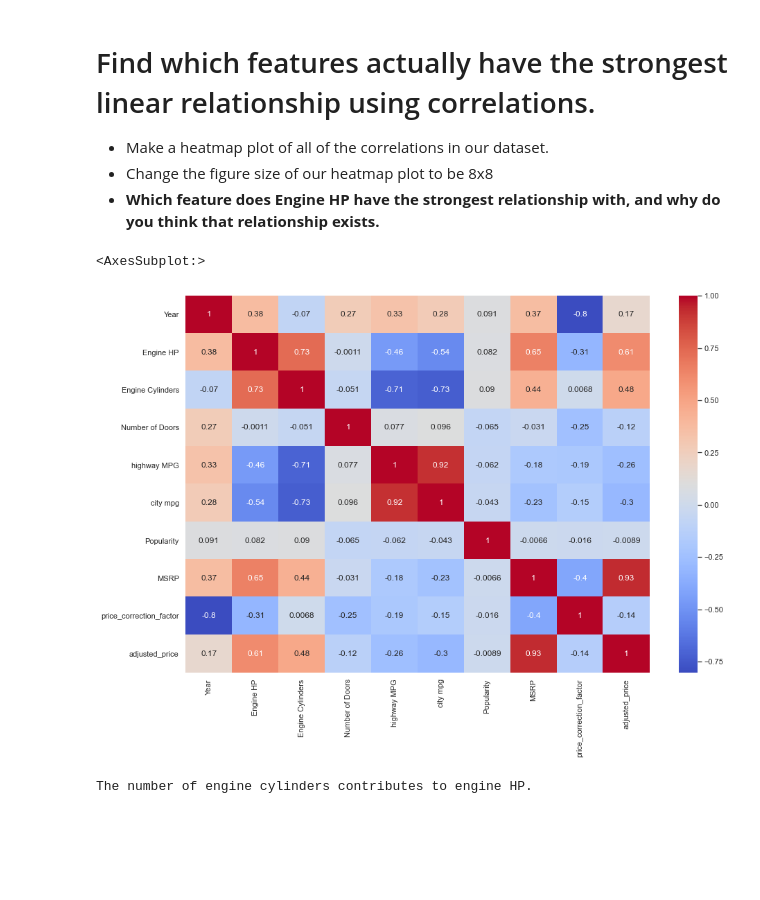
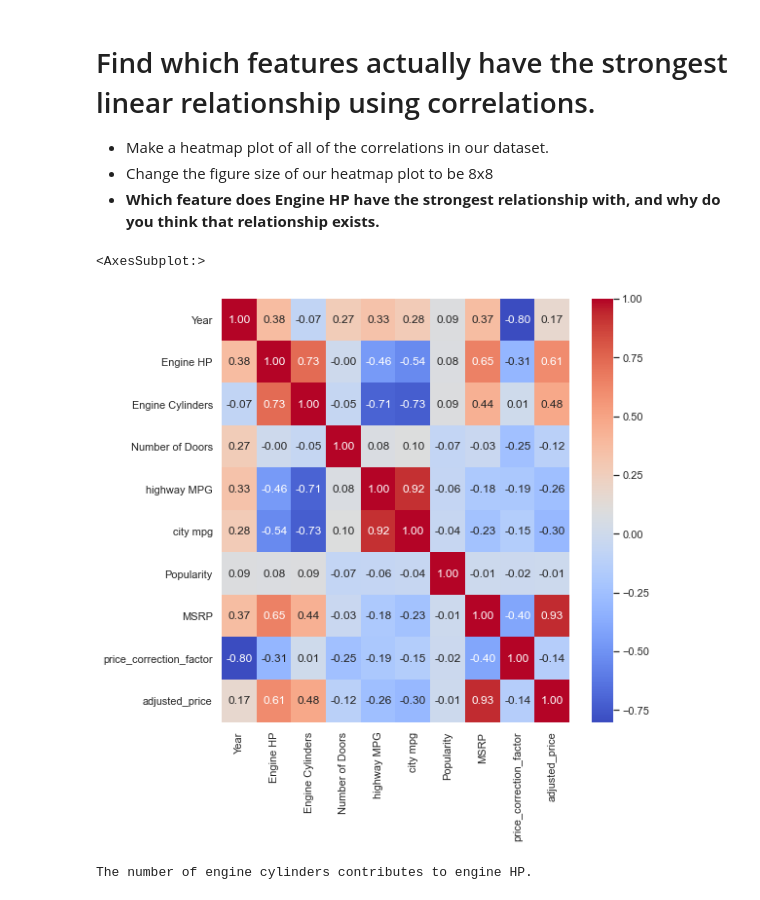
Before and after one commit to LiKenun/2021-fall-data-science, a Jupyter notebook: Week-02-EDA/Exercise-EDA.ipynb, the cells around one changed output. Saved outputs shown, nothing was run; the diff lists cells and outputs as text; code cells hidden in the pictures; blank space fills up the shorter version.

```diff
--- a/Week-02-EDA/Exercise-EDA.ipynb
+++ b/Week-02-EDA/Exercise-EDA.ipynb
@@ -359,13 +361,15 @@ df.corr() \
 # %%
 # * Make a heatmap plot of all of the correlations in our dataset.
 # * Change the figure size of our heatmap plot to be 8x8
 
+sns.set(rc={'figure.figsize': (8, 8)}) # Sets the figure size for Seaborn
 sns.heatmap(df.corr(),
             annot=True,
+            fmt='.2f', # Keeps the numbers to 2 decimal places to reduce clutter
             cmap='coolwarm')
 # %% [output]
 <AxesSubplot:>
-[figure, old version]
+[figure, new version]
 # %%
 # Which feature does Engine HP have the strongest relationship with, and why do you think that relationship exists.
 
```
Also changed, not shown: parts of 3 cells of this notebook.
